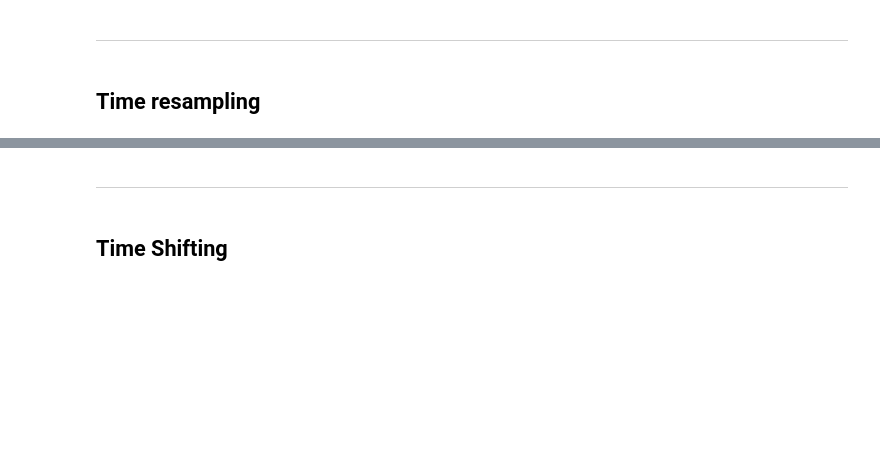
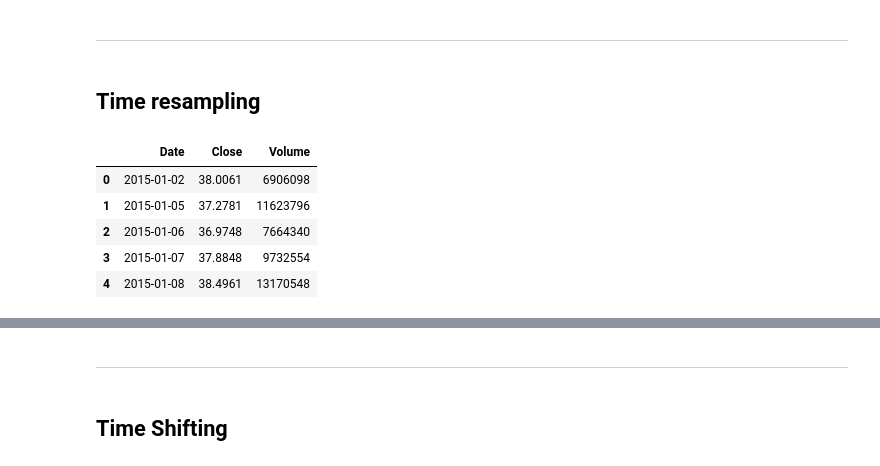
Before and after one commit to BrunoMonti/-Re-Training, a Jupyter notebook: Udemy/Python for Time Series Data Analysis/Time Series with Pandas.ipynb, the cells around one changed output, grey strips where cells are left out. Cells and saved outputs as stored; diff of their text form; code cells hidden in the pictures; blank space fills up the shorter version.

```diff
--- a/Udemy/Python for Time Series Data Analysis/Time Series with Pandas.ipynb
+++ b/Udemy/Python for Time Series Data Analysis/Time Series with Pandas.ipynb
@@ -77,0 +147,10 @@ import pandas as pd
+# %%
+df = pd.read_csv(filespath+"\\"+"starbucks.csv")
+df.head()
+# %% [output]
+|  | Date | Close | Volume |
+| 0 | 2015-01-02 | 38.0061 | 6906098 |
+| 1 | 2015-01-05 | 37.2781 | 11623796 |
+| 2 | 2015-01-06 | 36.9748 | 7664340 |
+| 3 | 2015-01-07 | 37.8848 | 9732554 |
+| 4 | 2015-01-08 | 38.4961 | 13170548 |
```
Also changed, not shown: parts of 37 cells of this notebook.
